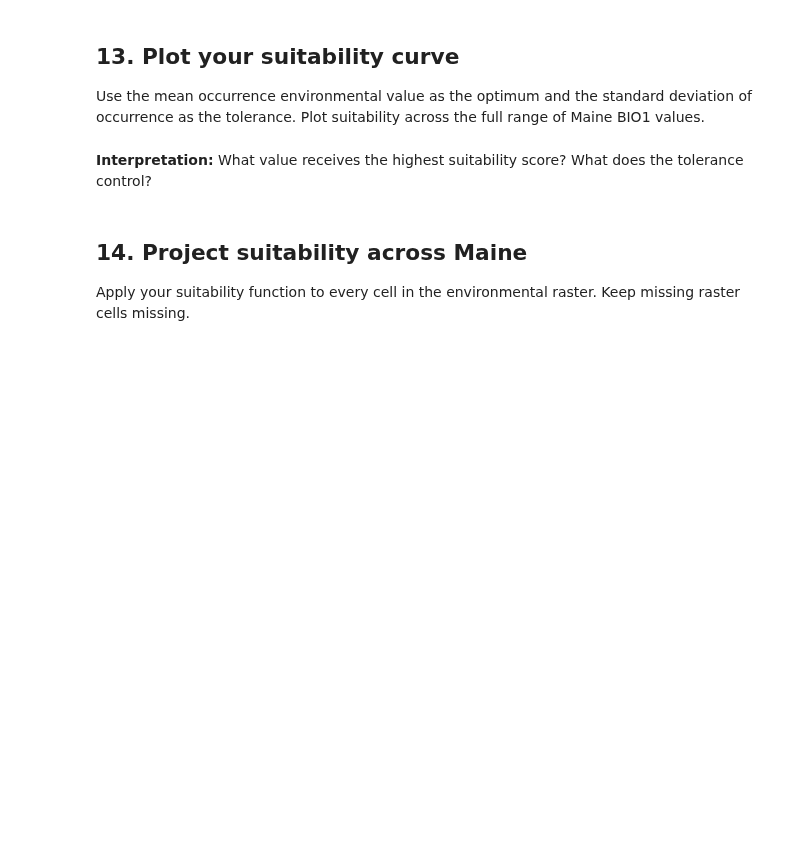
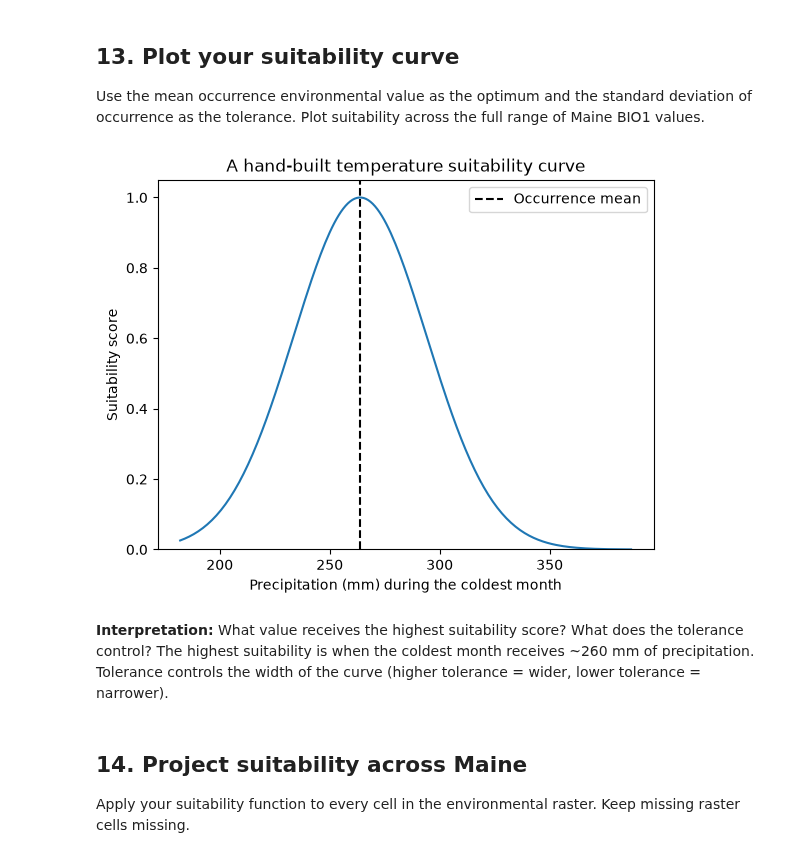
Before and after one commit to elizadstein/BIO597-SpatialBiodiversity, a Jupyter notebook: docs/assignments/Assignment-06-FirstPrinciplesSDM.ipynb, the cells around one changed output. Saved outputs shown, nothing was run; the diff lists cells and outputs as text; code cells hidden in the pictures; blank space fills up the shorter version.

```diff
--- a/docs/assignments/Assignment-06-FirstPrinciplesSDM.ipynb
+++ b/docs/assignments/Assignment-06-FirstPrinciplesSDM.ipynb
@@ -156,19 +315,44 @@ np.exp(-0.5 * ((observed - optimum) / tolerance) ** 2)
 This creates a score near 1 when observed environment is close to the optimum and closer to 0 as temperature gets farther away.
 # %%
 def environmental_suitability(observed, optimum, tolerance):
-    # Replace this comment with the suitability calculation.
-    return __________
+    z = (observed - optimum) / tolerance
+    return np.exp(-0.5 * z**2)
 # %% [markdown]
 ## 13. Plot your suitability curve
 
 Use the mean occurrence environmental value as the optimum and the standard deviation of occurrence as the tolerance. Plot suitability across the full range of Maine BIO1 values.
 # %%
 # Calculate presence_mean and presence_sd.
+presence_mean = presence_gdf["bio19_mm"].mean()
+presence_sd = presence_gdf["bio19_mm"].std()
+
 # Create a sequence of environmental values across the raster range.
+x_precip = np.linspace(
+    float(np.nanmin(bio19_maine.values)),
+    float(np.nanmax(bio19_maine.values)),
+    200,
+)
+
 # Calculate suitability for those values.
+suitability_curve = environmental_suitability(
+    x_precip,
+    optimum=presence_mean,
+    tolerance=presence_sd,
+)
+
 # Plot the curve.
+plt.plot(x_precip, suitability_curve)
+plt.axvline(presence_mean, color="black", linestyle="--", label="Occurrence mean")
+plt.xlabel("Precipitation (mm) during the coldest month")
+plt.ylabel("Suitability score")
+plt.ylim(0, 1.05)
+plt.title("A hand-built temperature suitability curve")
+plt.legend()
+plt.show()
+# %% [output]
+[figure, added]
 # %% [markdown]
-**Interpretation:** What value receives the highest suitability score? What does the tolerance control?
+**Interpretation:** What value receives the highest suitability score? What does the tolerance control? The highest suitability is when the coldest month receives ~260 mm of precipitation. Tolerance controls the width of the curve (higher tolerance = wider, lower tolerance = narrower).
 # %% [markdown]
 ## 14. Project suitability across Maine
 
```
Also changed, not shown: parts of 29 cells of this notebook, 2 other files.
